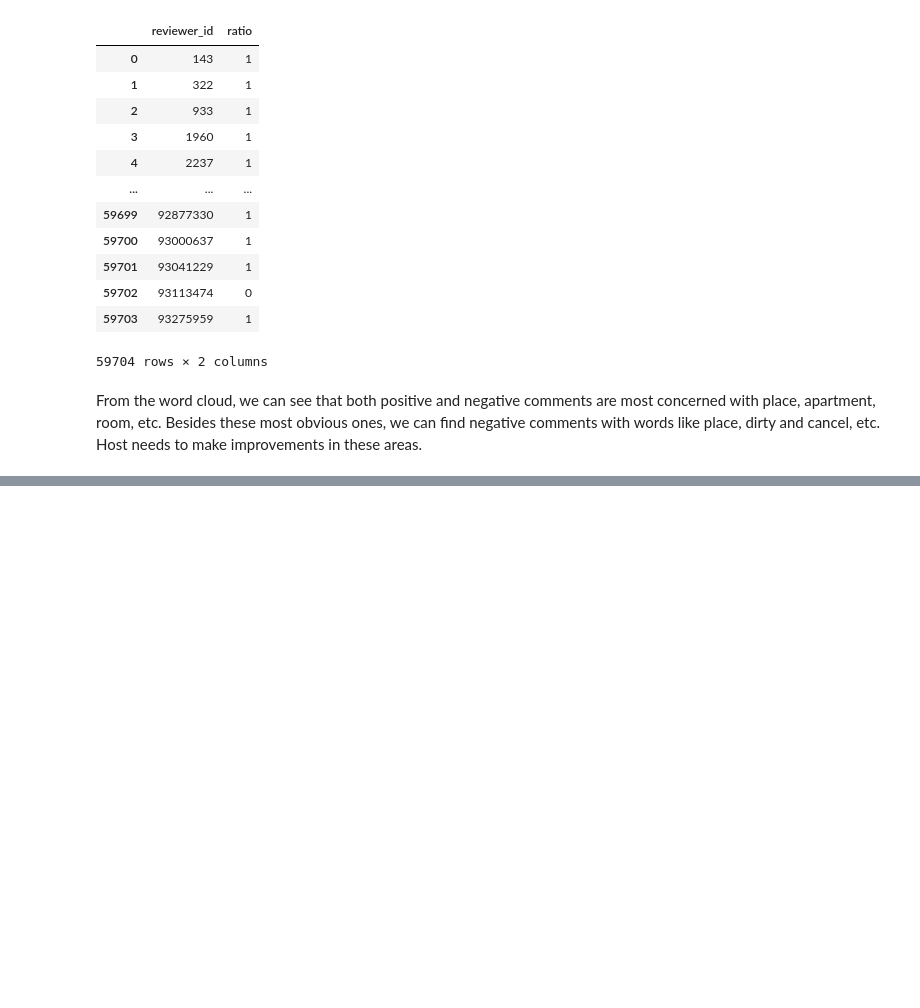
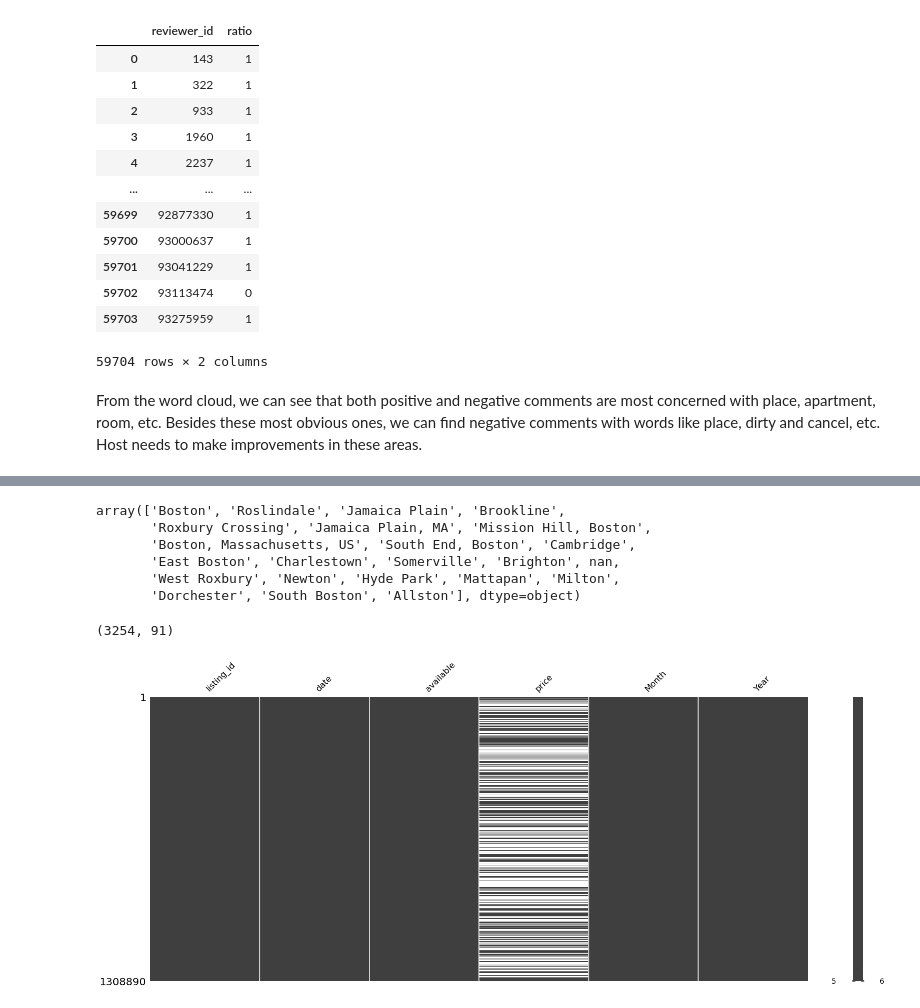
Before and after one commit to Tianyu-Fang/Data-Mining-on-Airbnb-Listings, a Jupyter notebook: dm_project.ipynb, the cells around one changed output, grey strips where cells are left out. Saved outputs shown, nothing was run; the diff lists cells and outputs as text; code cells hidden in the pictures; blank space fills up the shorter version.

```diff
--- a/dm_project.ipynb
+++ b/dm_project.ipynb
@@ -1930,0 +2033,12 @@ From the word cloud, we can see that both positive and negative comments are mos
+# %%
+# Extract month and year from date string and rewrite values
+
+Calendar['date'] = pd.to_datetime(Calendar.date)
+
+month = Calendar['date'].dt.month
+month = month.replace({1:'January', 2:'February', 3:'March', 4:'April', 5:'May', 6:'June', 7:'July', 8:'August', 9:'Septempber', 10:'October', 11:'November', 12:'December'})
+
+year =Calendar['date'].dt.year
+
+Calendar['Month'] = month
+Calendar['Year'] = year
@@ -1930,0 +2060,8 @@ From the word cloud, we can see that both positive and negative comments are mos
+# %%
+# convert string date to datetime object
+Calendar.date = pd.to_datetime(Calendar.date)
+# %%
+# Convert boolean t/f columns to 1/0 columns
+boolean_columns = ['available']
+for column in boolean_columns:
+    Calendar[column] =  Calendar[column].apply(lambda val: True if val=='t' else False)
@@ -1930,0 +2289,9 @@ From the word cloud, we can see that both positive and negative comments are mos
+# %%
+listings_df.city_cleansed.unique()
+# %% [output]
+array(['Boston', 'Roslindale', 'Jamaica Plain', 'Brookline',
+       'Roxbury Crossing', 'Jamaica Plain, MA', 'Mission Hill, Boston',
+       'Boston, Massachusetts, US', 'South End, Boston', 'Cambridge',
+       'East Boston', 'Charlestown', 'Somerville', 'Brighton', nan,
+       'West Roxbury', 'Newton', 'Hyde Park', 'Mattapan', 'Milton',
+       'Dorchester', 'South Boston', 'Allston'], dtype=object)
@@ -1930,0 +2300,10 @@ From the word cloud, we can see that both positive and negative comments are mos
+# %%
+# test
+listings_df.shape
+# %% [output]
+(3254, 91)
+# %%
+#Visualization of the null value in calendar.csv
+msno.matrix(Calendar);
+# %% [output]
+[figure, added]
```
Also changed, not shown: parts of 117 cells of this notebook, 1 other file.
